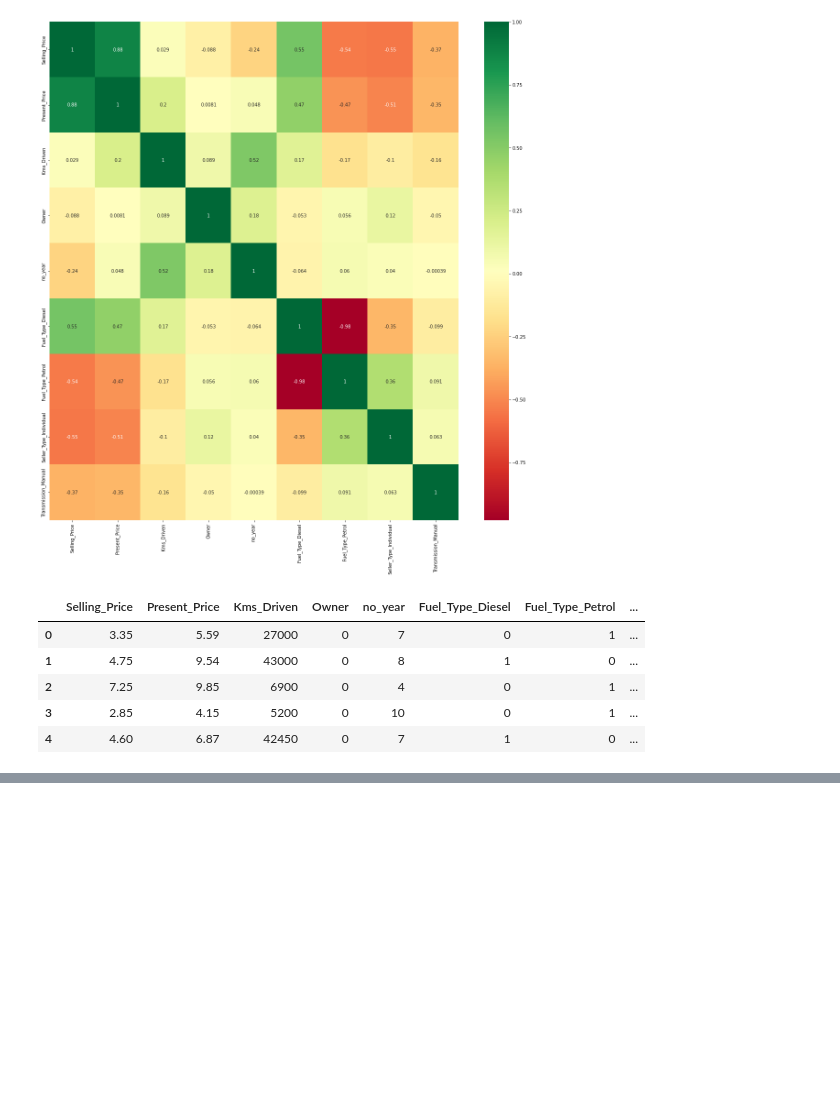
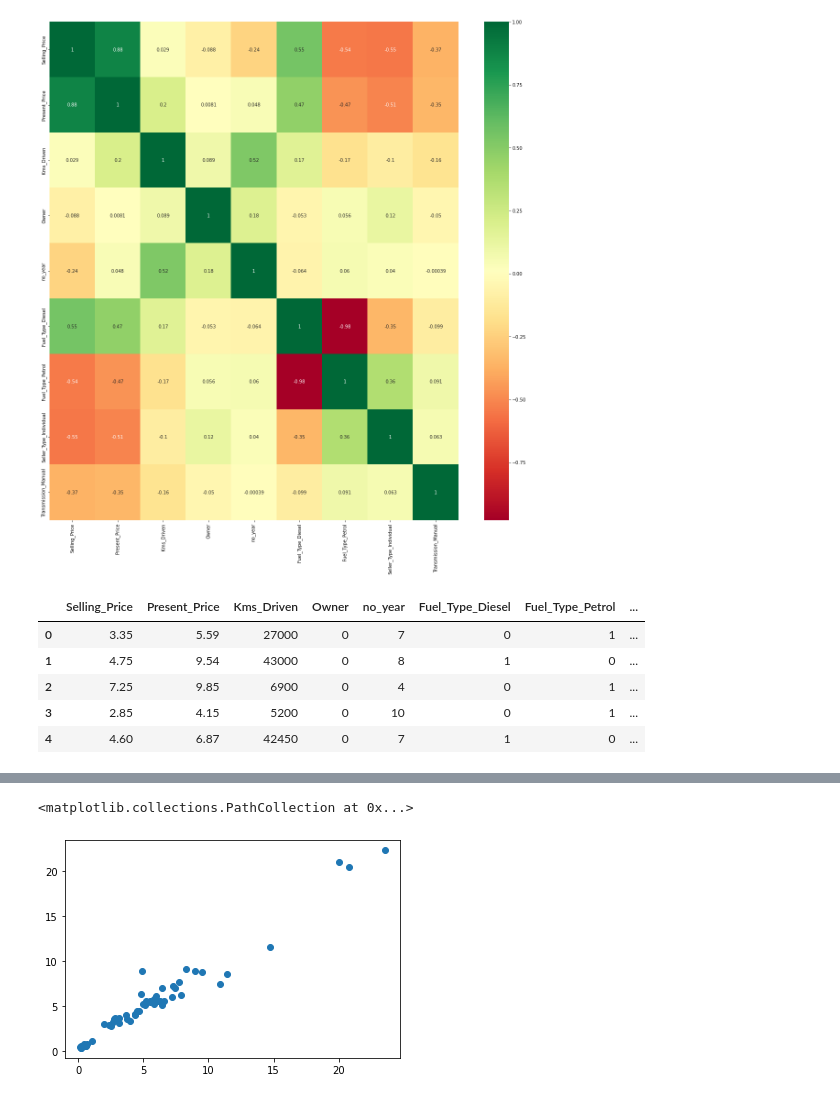
Before and after one commit to saumyasingh98/CarPricePrediction, a Jupyter notebook: Kaggle_Car_Prediction.ipynb, the cells around one changed output, grey strips where cells are left out. Cells and saved outputs as stored; diff of their text form; code cells hidden in the pictures; blank space fills up the shorter version.

```diff
--- a/Kaggle_Car_Prediction.ipynb
+++ b/Kaggle_Car_Prediction.ipynb
@@ -167,0 +295,5 @@ y=final_dataset.iloc[:,0]
+# %%
+plt.scatter(y_test,predictions)
+# %% [output]
+<matplotlib.collections.PathCollection at 0x...>
+[figure, added]
```
Also changed, not shown: parts of 19 cells of this notebook.
